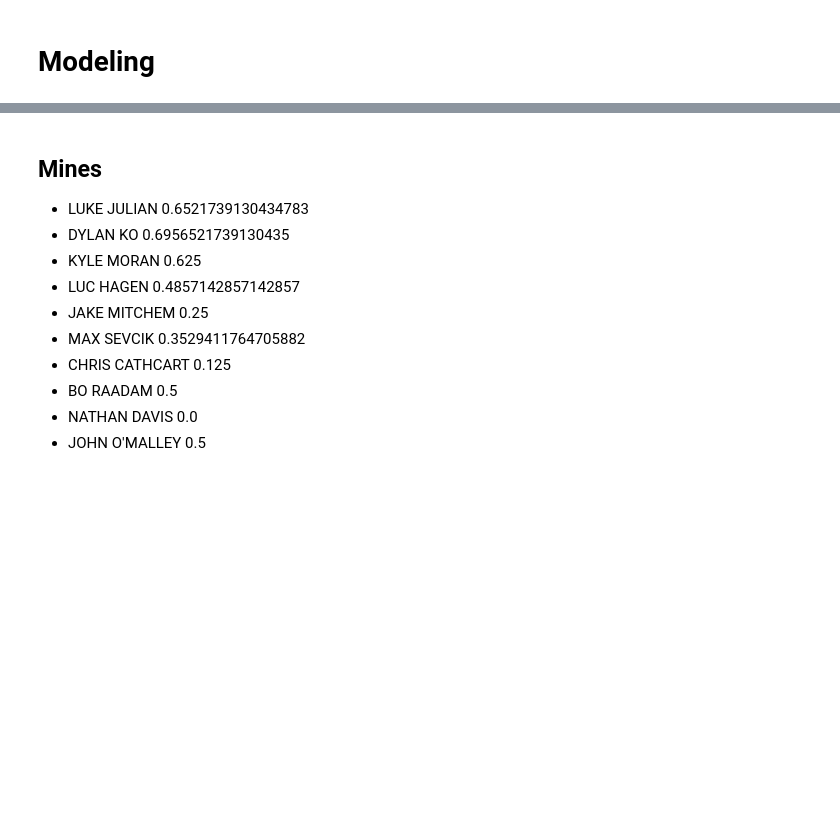
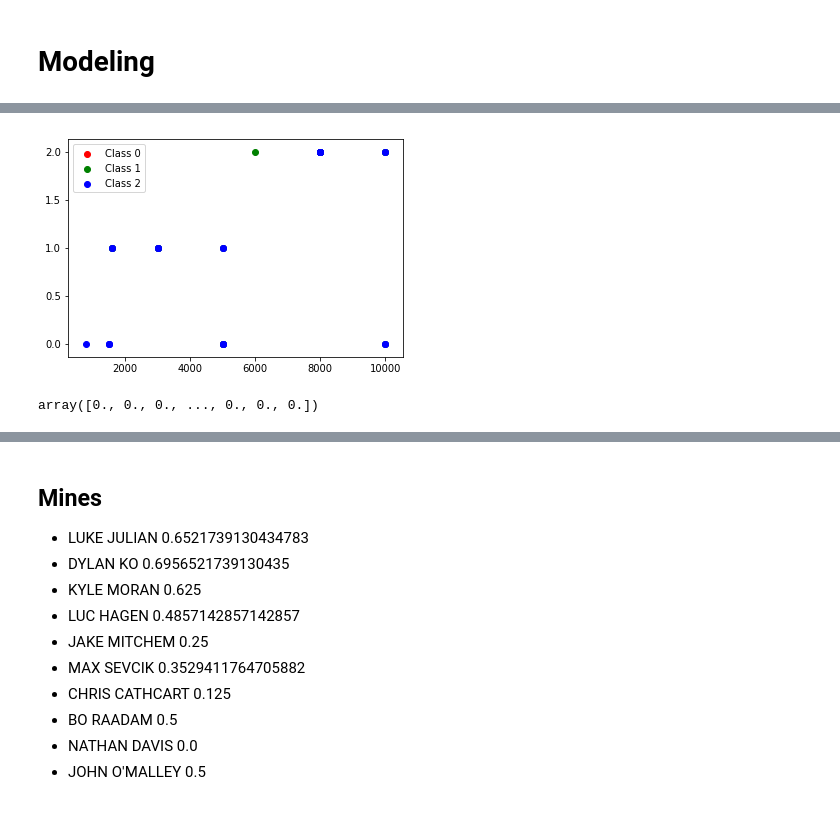
Before and after one commit to LukeJSD/ML-Play-With-Data, a Jupyter notebook: examine_data.ipynb, the cells around one changed output, grey strips where cells are left out. Cells and saved outputs as stored; diff of their text form; code cells hidden in the pictures; blank space fills up the shorter version.

Commit message:
added 3 different feature learning methods

```diff
--- a/examine_data.ipynb
+++ b/examine_data.ipynb
@@ -97,13 +97,13 @@ for year, df in xcnats_dic_m.items():
     df['Championship Wins'].fillna(0, inplace=True)
     xcnats_dic_m[year] = df
 # %%
-'''for year, df in xcnats_dic_m.items():
+for year, df in xcnats_dic_m.items():
     champs = df.loc[((mdf['Meet_Name'].str.contains('NCAA')) & ~(mdf['Meet_Name'].str.contains('Region'))) & (((df['Year'] < year) & (df['Season'] == 'Cross Country') & (df['Place'] <= 40)) | ((df['Year'] <= year) & (df['Season'] != 'Cross Country') & (df['Place'] <= 8)))].groupby('Athlete ID').count()
     champs['All Americans'] = champs['Name']
     champs = champs['All Americans']
     df = df.join(champs, on='Athlete ID')
     df['All Americans'].fillna(0, inplace=True)
-    xcnats_dic_m[year] = df'''
+    xcnats_dic_m[year] = df
 # %%
 df.loc[((mdf['Meet_Name'].str.contains('NCAA')) & ~(mdf['Meet_Name'].str.contains('Region'))) & (((df['Year'] < year) & (df['Season'] == 'Cross Country') & (df['Place'] <= 40)) | ((df['Year'] <= year) & (df['Season'] != 'Cross Country') & (df['Place'] <= 8)))]
 # %% [output]
@@ -237,3 +246,12 @@ target = 'PlaceNATS'
 features = ['Distance', 'Season', 'Time', 'Time_since_PR', 'Championship Wins', 'TimeAVG', 'TimeSTD']
 # %%
 X_train, X_test, y_train, y_test = utils.get_train_test(DF, target, features)
+# %%
+# We will select the best k features from all feature selection methods
+k = 7
+# %%
+# Save the transformed values as mi_X_train and mi_X_test
+mi_transformer = SelectKBest(mutual_info_regression, k)
+mi_X_train = mi_transformer.fit_transform(X_train, y_train)
+mi_X_test = mi_transformer.fit_transform(X_test, y_test)
+# Save the transformer you use as mi_transformer
@@ -240,3 +287,11 @@ X_train, X_test, y_train, y_test = utils.get_train_test(DF, target, features)
+# %%
+c0 = plt.scatter(mi_X_train[:,0].reshape(-1,1)[y_train == 0], mi_X_train[:,1].reshape(-1,1)[y_train == 0], color="r")
+c1 = plt.scatter(mi_X_train[:,0].reshape(-1,1)[y_train == 1], mi_X_train[:,1].reshape(-1,1)[y_train == 1], color="g")
+c2 = plt.scatter(mi_X_train[:,0].reshape(-1,1)[y_train == 2], mi_X_train[:,1].reshape(-1,1)[y_train == 2], color="b")
+plt.legend((c0, c1, c2), ("Class 0", "Class 1", "Class 2"))
+plt.show()
+# %% [output]
+[figure, added]
 # %%
 if allamerican:
     y_train[y_train<=40] = 1
@@ -253,4 +308,6 @@ else:
         y_test[(y_test<=i*width) & (y_test>(i-1)*width)] = float(i)
     y_test[y_test>categories*width] = float(categories+1)
 y_test
+# %% [output]
+array([0., 0., 0., ..., 0., 0., 0.])
 # %%
```
Also changed, not shown: parts of 17 cells of this notebook, 1 other file.
